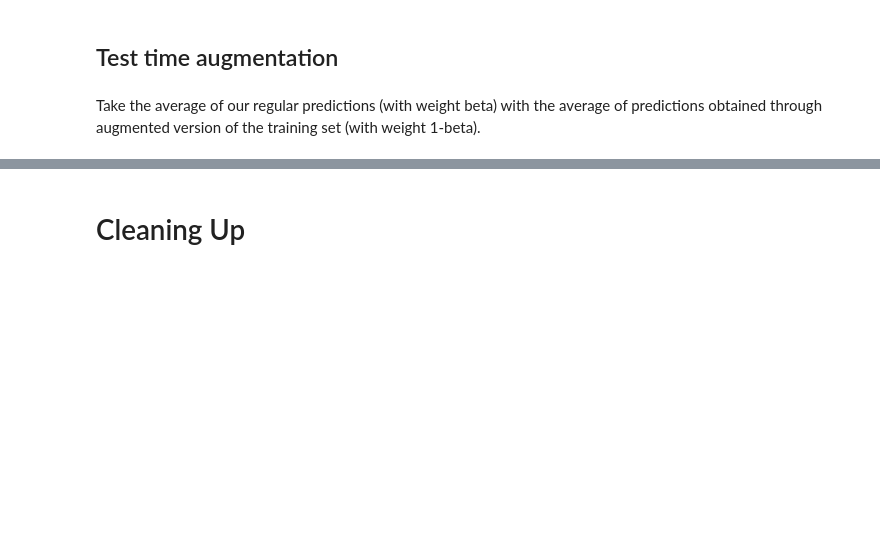
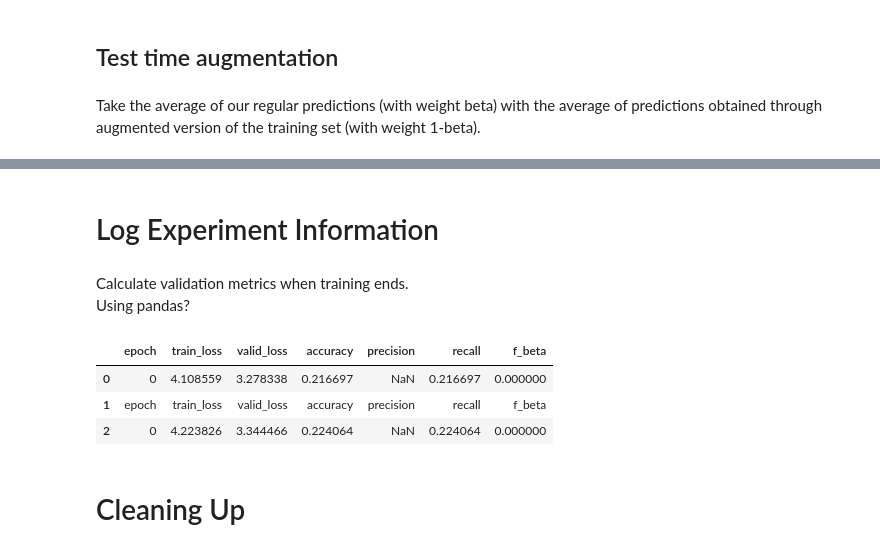
Before and after one commit to yizhe-ang/VroomNet, a Jupyter notebook: notebooks/test.ipynb, the cells around one changed output, grey strips where cells are left out. Drawn from its saved outputs; the diff is of its cells as text; code cells hidden in the pictures; blank space fills up the shorter version.

```diff
--- a/notebooks/test.ipynb
+++ b/notebooks/test.ipynb
@@ -243,5 +254,6 @@ When evaluating test set, should go through the same transformations and normali
 # %%
-learn.export('export.pkl')
+learn = load_learner(
+    SAVED_DIR,
+    'export.pkl',
+    test=test_imgs
+)
-# %%
-test_imgs = ImageList.from_folder(TEST_DIR)
-learn = load_learner(test=test_imgs)
@@ -260,3 +301,15 @@ preds, y = learn.TTA(ds_type=DatasetType.Test)
+# %% [markdown]
+# Log Experiment Information
+# %% [markdown]
+Calculate validation metrics when training ends.
+Using pandas?
+# %%
+learn.csv_logger.read_logged_file()
+# %% [output]
+|  | epoch | train_loss | valid_loss | accuracy | precision | recall | f_beta |
+| 0 | 0 | 4.108559 | 3.278338 | 0.216697 | NaN | 0.216697 | 0.000000 |
+| 1 | epoch | train_loss | valid_loss | accuracy | precision | recall | f_beta |
+| 2 | 0 | 4.223826 | 3.344466 | 0.224064 | NaN | 0.224064 | 0.000000 |
 # %% [markdown]
 # Cleaning Up
 # %% [markdown]
```
Also changed, not shown: parts of 46 cells of this notebook, 2 other files.
